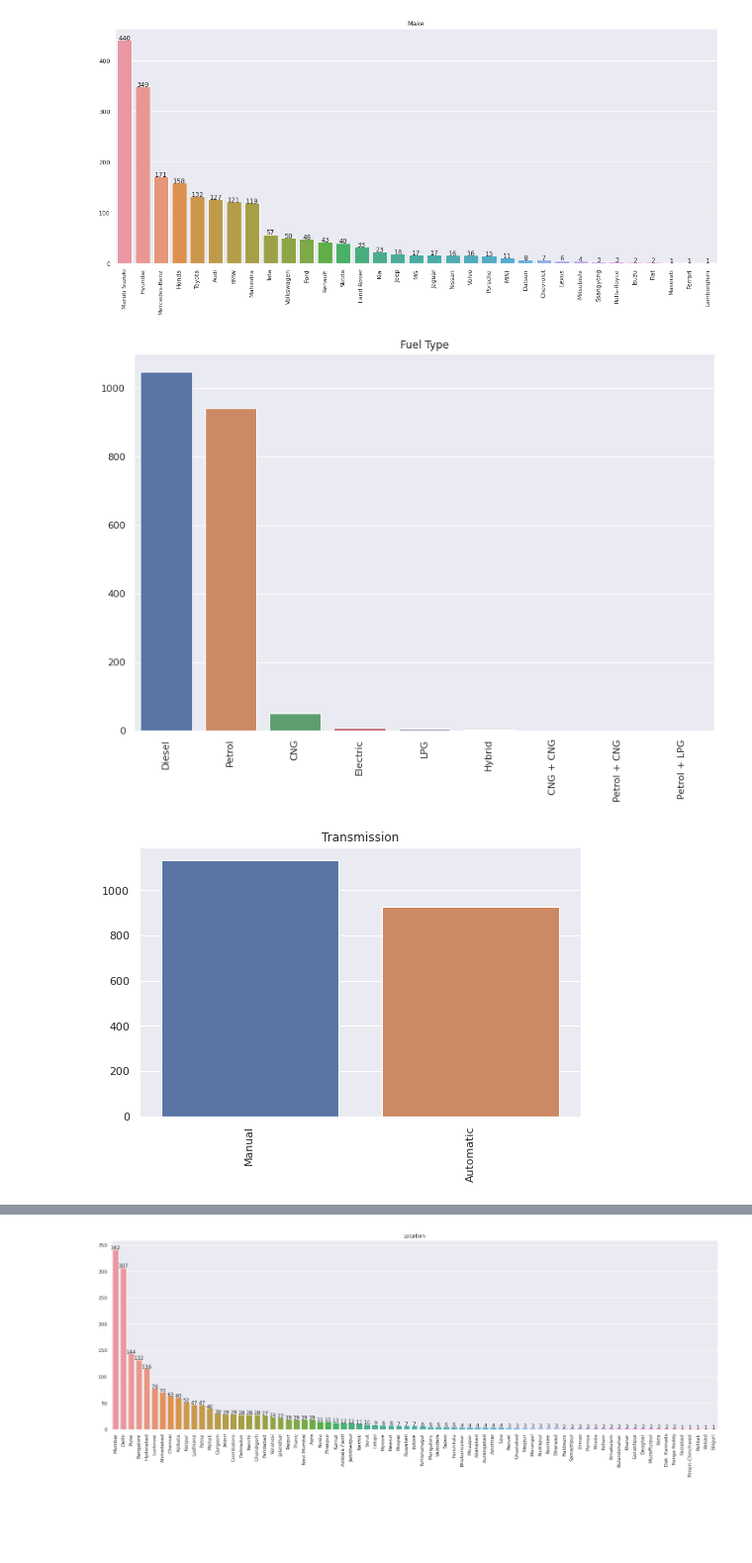
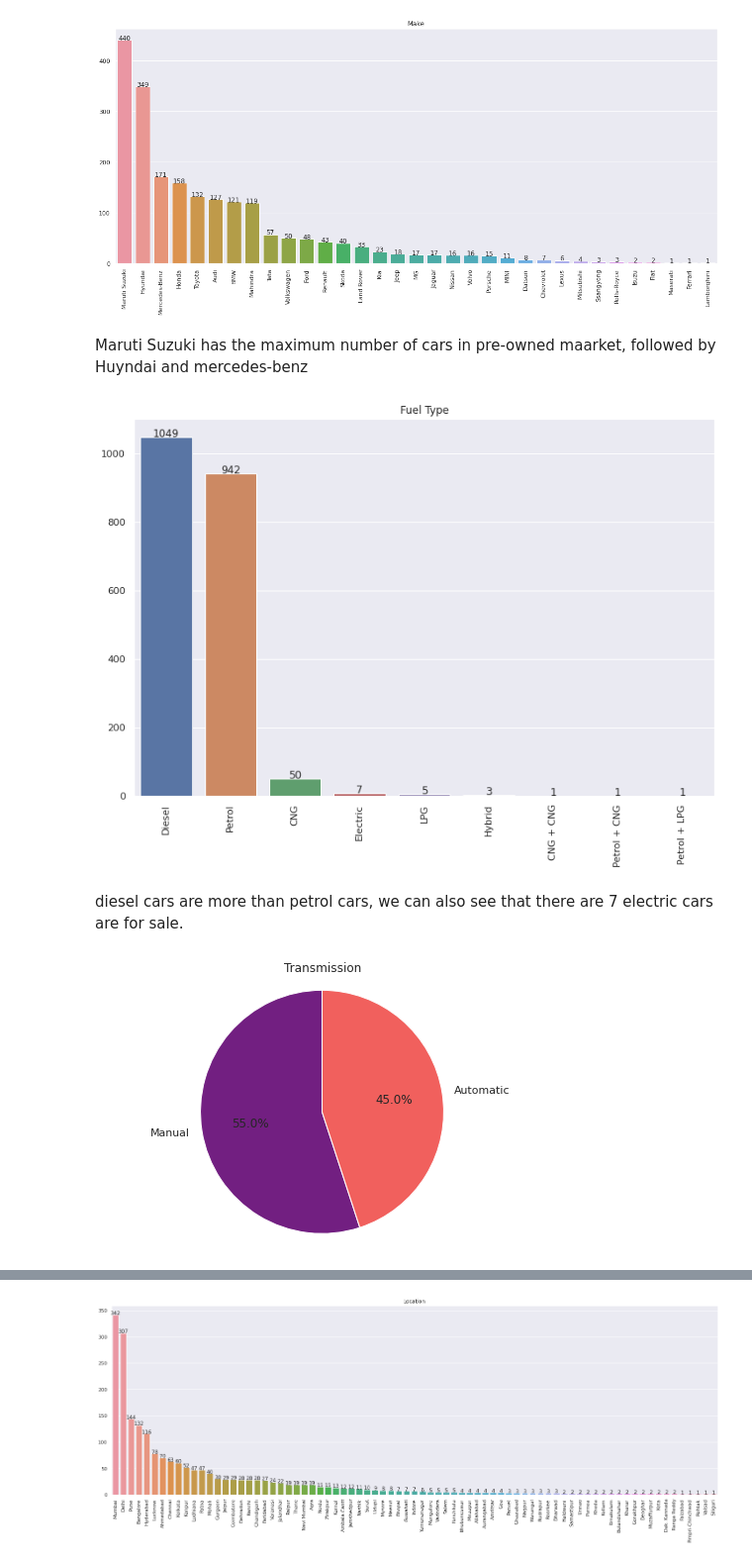
Before and after one commit to gauravmalakar08/Used_Car_Price_Predictor, a Jupyter notebook: Used_Car_Price_Predictor.ipynb, the cells around one changed output, grey strips where cells are left out. Shown: that part at 99% size. Drawn from its saved outputs; the diff is of its cells as text; code cells hidden in the pictures; blank space fills up the shorter version.

```diff
--- a/Used_Car_Price_Predictor.ipynb
+++ b/Used_Car_Price_Predictor.ipynb
@@ -182,21 +185,30 @@ plt.xticks(rotation=90)
 plt.show()
 # %% [output]
 [figure]
+# %% [markdown]
+Maruti Suzuki has the maximum number of cars in pre-owned maarket, followed by Huyndai and mercedes-benz
 # %%
 sns.set(rc={'figure.figsize':(12,8)})
 fuel_count = df['Fuel Type'].value_counts().sort_values(ascending=False)
 sns.barplot(x=fuel_count.index, y=fuel_count.values)
+for i in range(len(fuel_count)):
+    plt.annotate(fuel_count.values[i], (i, fuel_count.values[i]), ha='center')
 plt.title('Fuel Type')
 plt.xticks(rotation=90)
 plt.show()
 # %% [output]
-[figure, old version]
+[figure, new version]
+# %% [markdown]
+diesel cars are more than petrol cars, we can also see that there are 7 electric cars are for sale.
 # %%
 sns.set(rc={'figure.figsize':(8,5)})
 trans_count = df['Transmission'].value_counts().sort_values(ascending=False)
-sns.barplot(x=trans_count.index, y=trans_count.values)
-plt.title('Transmission')
-plt.xticks(rotation=90)
+
+fig, ax = plt.subplots()
+ax.pie(trans_count.values, labels=trans_count.index, autopct='%1.1f%%', startangle=90,
+       colors=sns.color_palette("magma", len(trans_count)))
+ax.set_title('Transmission')
+plt.axis('equal')
 plt.show()
 # %% [output]
-[figure, old version]
+[figure, new version]
```
Also changed, not shown: parts of 27 cells of this notebook.
